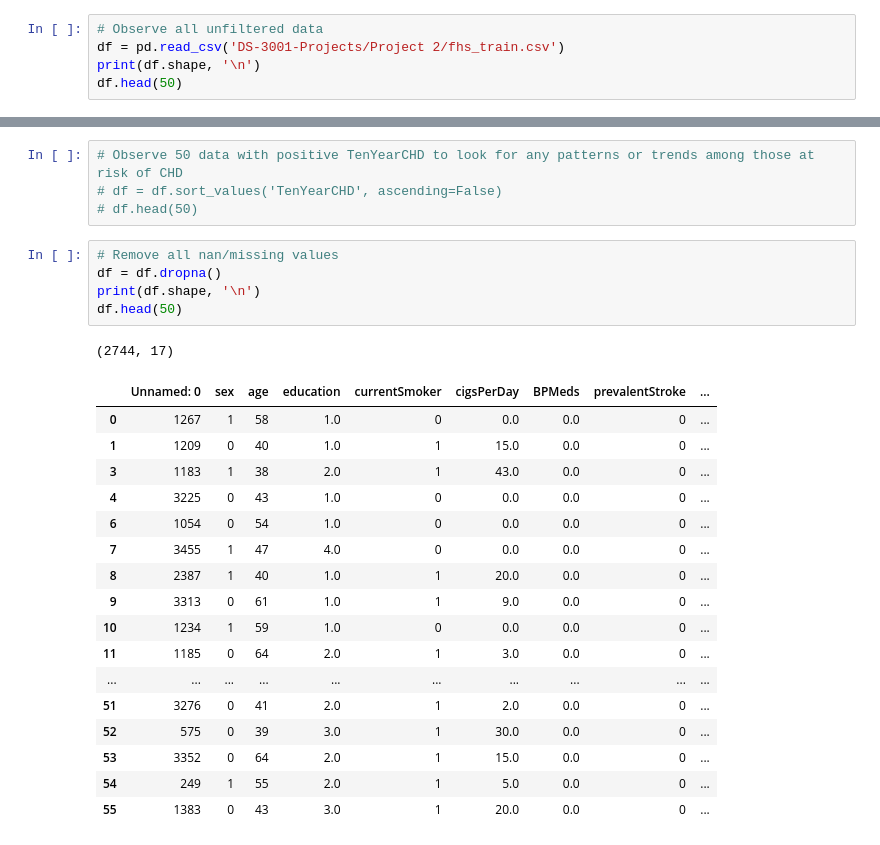
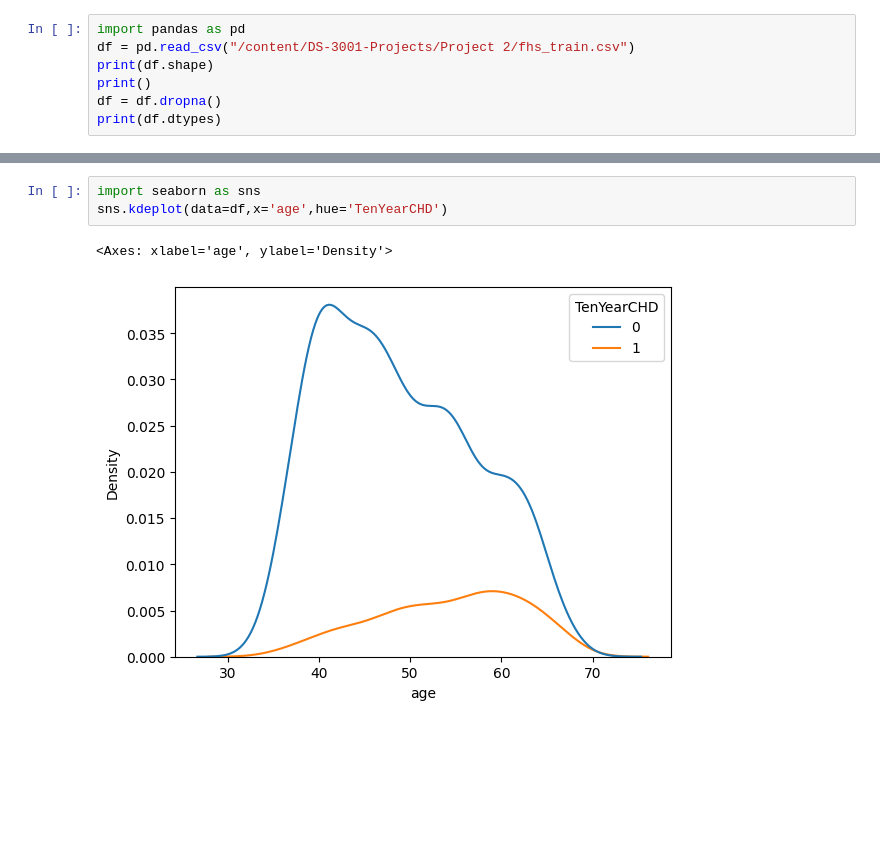
Before and after one commit to gdbwoo/DS-3001-Projects, a Jupyter notebook: Project 2/project_chd.ipynb, the cells around one changed output, grey strips where cells are left out. Cells and saved outputs as stored; diff of their text form; blank space fills up the shorter version.

```diff
--- a/Project 2/project_chd.ipynb
+++ b/Project 2/project_chd.ipynb
@@ -17,7 +11,9 @@ import matplotlib.pyplot as plt
 # %%
-# Observe all unfiltered data
-df = pd.read_csv('DS-3001-Projects/Project 2/fhs_train.csv')
-print(df.shape, '\n')
-df.head(50)
+import pandas as pd
+df = pd.read_csv("/content/DS-3001-Projects/Project 2/fhs_train.csv")
+print(df.shape)
+print()
+df = df.dropna()
+print(df.dtypes)
 # %% [output]
 (3180, 17)
@@ -41,28 +39,6 @@ df.head(50)
-# %%
-# Observe 50 data with positive TenYearCHD to look for any patterns or trends among those at risk of CHD
-# df = df.sort_values('TenYearCHD', ascending=False)
-# df.head(50)
-# %%
-# Remove all nan/missing values
-df = df.dropna()
-print(df.shape, '\n')
-df.head(50)
-# %% [output]
-(2744, 17)
-|  | Unnamed: 0 | sex | age | education | currentSmoker | cigsPerDay | BPMeds | prevalentStroke | ... |
-| 0 | 1267 | 1 | 58 | 1.0 | 0 | 0.0 | 0.0 | 0 | ... |
-| 1 | 1209 | 0 | 40 | 1.0 | 1 | 15.0 | 0.0 | 0 | ... |
-| 3 | 1183 | 1 | 38 | 2.0 | 1 | 43.0 | 0.0 | 0 | ... |
-| 4 | 3225 | 0 | 43 | 1.0 | 0 | 0.0 | 0.0 | 0 | ... |
-| 6 | 1054 | 0 | 54 | 1.0 | 0 | 0.0 | 0.0 | 0 | ... |
-| 7 | 3455 | 1 | 47 | 4.0 | 0 | 0.0 | 0.0 | 0 | ... |
-| 8 | 2387 | 1 | 40 | 1.0 | 1 | 20.0 | 0.0 | 0 | ... |
-| 9 | 3313 | 0 | 61 | 1.0 | 1 | 9.0 | 0.0 | 0 | ... |
-| 10 | 1234 | 1 | 59 | 1.0 | 0 | 0.0 | 0.0 | 0 | ... |
-| 11 | 1185 | 0 | 64 | 2.0 | 1 | 3.0 | 0.0 | 0 | ... |
-| ... | ... | ... | ... | ... | ... | ... | ... | ... | ... |
-| 51 | 3276 | 0 | 41 | 2.0 | 1 | 2.0 | 0.0 | 0 | ... |
-| 52 | 575 | 0 | 39 | 3.0 | 1 | 30.0 | 0.0 | 0 | ... |
-| 53 | 3352 | 0 | 64 | 2.0 | 1 | 15.0 | 0.0 | 0 | ... |
-| 54 | 249 | 1 | 55 | 2.0 | 1 | 5.0 | 0.0 | 0 | ... |
-| 55 | 1383 | 0 | 43 | 3.0 | 1 | 20.0 | 0.0 | 0 | ... |
+# %%
+import seaborn as sns
+sns.kdeplot(data=df,x='age',hue='TenYearCHD')
+# %% [output]
+<Axes: xlabel='age', ylabel='Density'>
+[figure, added]
```
Also changed, not shown: parts of 4 cells of this notebook.
